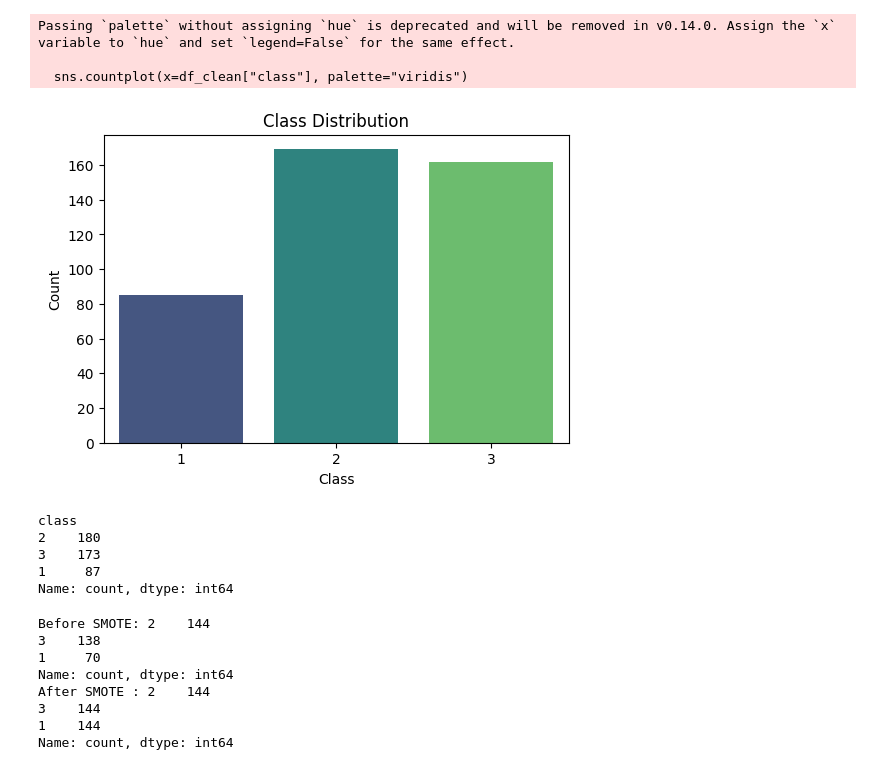
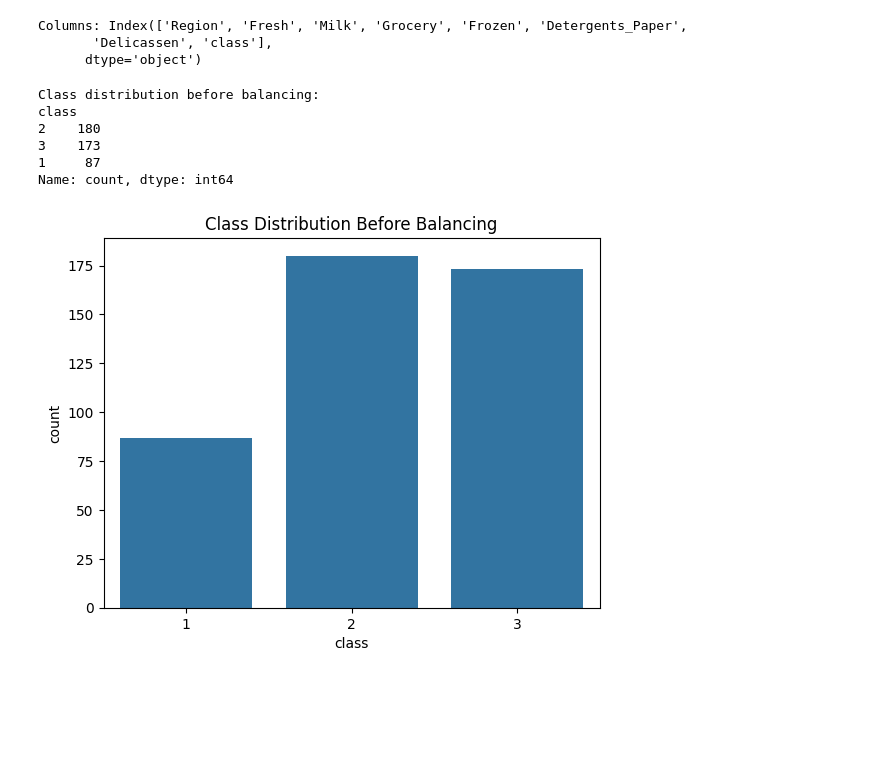
Before and after one commit to aadarshsenapati/machine-learning, a Jupyter notebook: Knn.ipynb, the cells around one changed output. Saved outputs shown, nothing was run; the diff lists cells and outputs as text; code cells hidden in the pictures; blank space fills up the shorter version.

```diff
--- a/Knn.ipynb
+++ b/Knn.ipynb
@@ -128,38 +25,22 @@ plt.show()
-# %%
-plt.figure(figsize=(6,4))
-sns.countplot(x=df_clean["class"], palette="viridis")
-plt.title("Class Distribution")
-plt.xlabel("Class")
-plt.ylabel("Count")
-plt.show()
-print(df["class"].value_counts())
-# %% [output]
-Passing `palette` without assigning `hue` is deprecated and will be removed in v0.14.0. Assign the `x` variable to `hue` and set `legend=False` for the same effect.
-
-  sns.countplot(x=df_clean["class"], palette="viridis")
-[figure, removed]
-class
-2    180
-3    173
-1     87
-Name: count, dtype: int64
-# %%
-X = df_clean.drop("class", axis=1).values
-y = df_clean["class"].values
-smote = SMOTE(random_state=42)
-X_train_res, y_train_res = smote.fit_resample(X_train, y_train)
-
-print("Before SMOTE:", pd.Series(y_train).value_counts())
-print("After SMOTE :", pd.Series(y_train_res).value_counts())
-scaler = StandardScaler()
-X_train_res = scaler.fit_transform(X_train_res)
-X_test = scaler.transform(X_test)
-# %% [output]
-Before SMOTE: 2    144
-3    138
-1     70
-Name: count, dtype: int64
-After SMOTE : 2    144
-3    144
-1    144
-Name: count, dtype: int64
+# %%
+print("Columns:", df.columns)
+# %% [output]
+Columns: Index(['Region', 'Fresh', 'Milk', 'Grocery', 'Frozen', 'Detergents_Paper',
+       'Delicassen', 'class'],
+      dtype='object')
+# %%
+X = df.select_dtypes(include=[np.number]).drop("class", axis=1)
+y = df["class"]
+print("Class distribution before balancing:")
+print(y.value_counts())
+sns.countplot(x=y)
+plt.title("Class Distribution Before Balancing")
+plt.show()
+# %% [output]
+Class distribution before balancing:
+class
+2    180
+3    173
+1     87
+Name: count, dtype: int64
+[figure, added]
```
Also changed, not shown: parts of 23 cells of this notebook.
